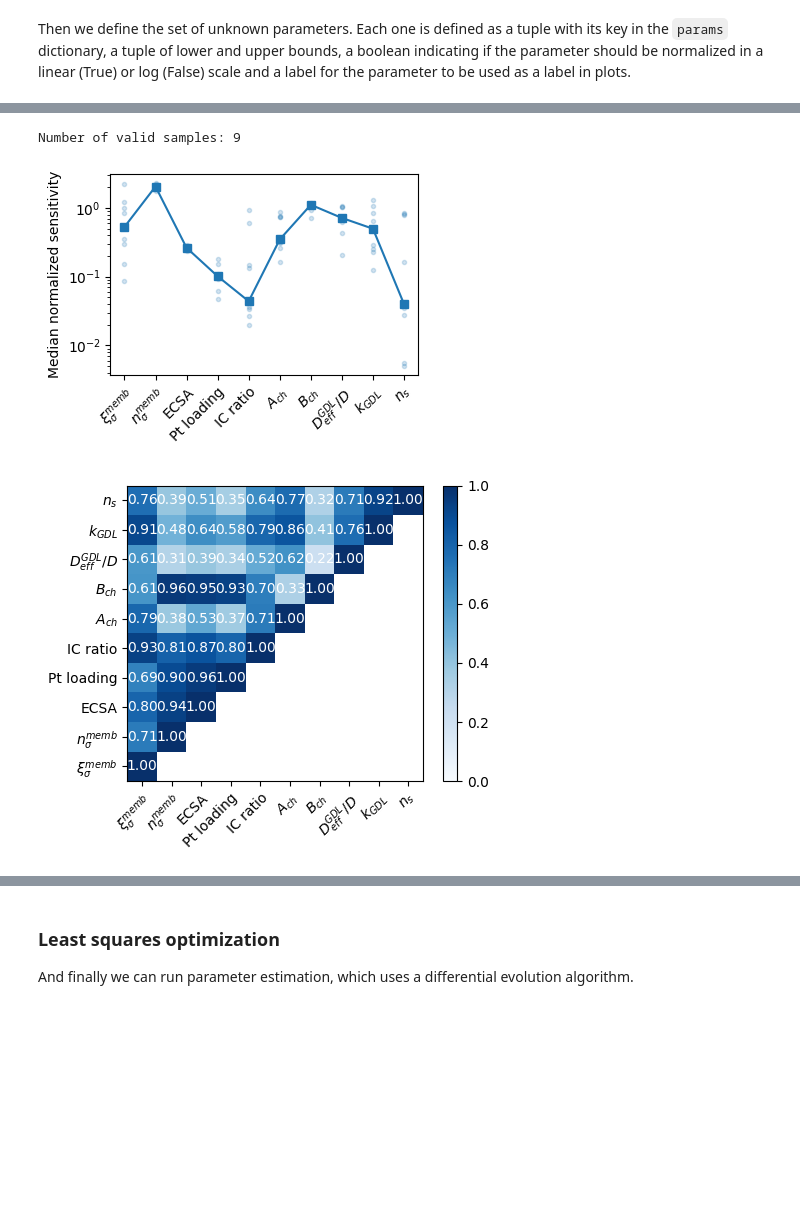
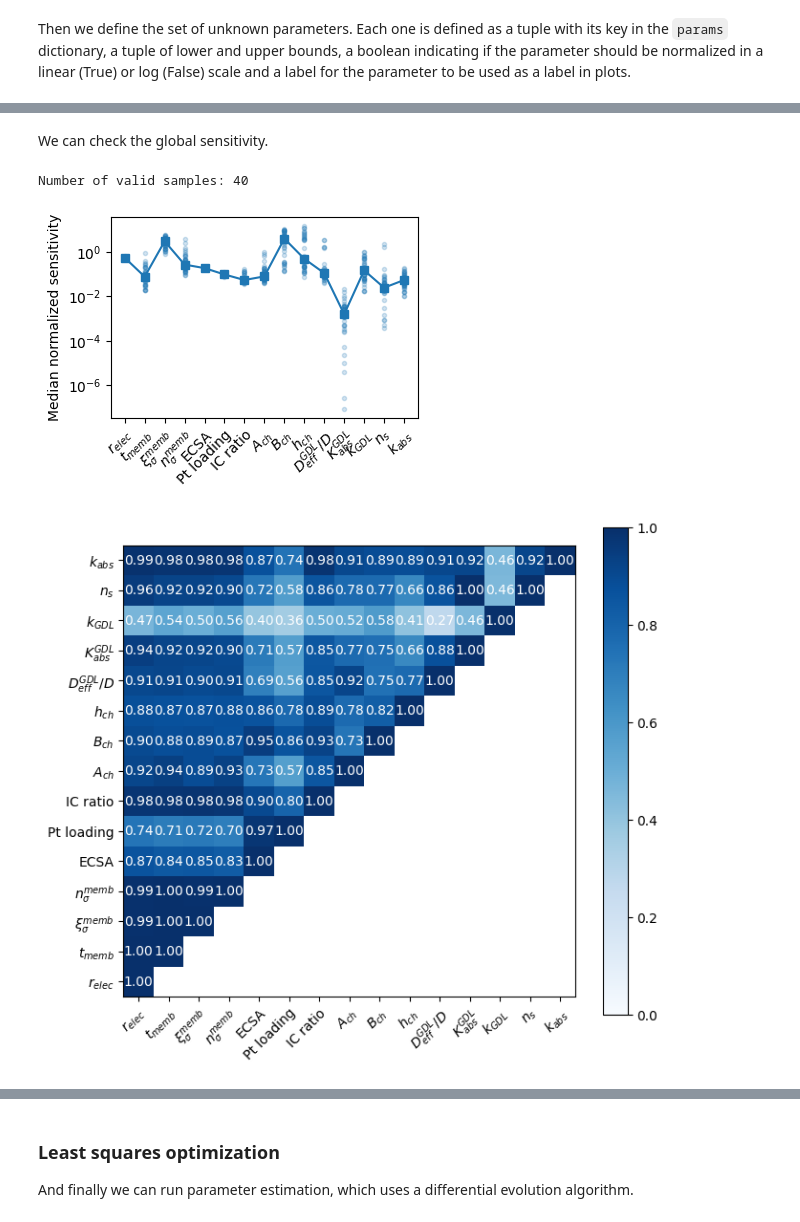
Before and after one commit to affonsop/marapendi, a Jupyter notebook: notebooks/estimate_data_gass2024.ipynb, the cells around one changed output, grey strips where cells are left out. Cells and saved outputs as stored; diff of their text form; code cells hidden in the pictures; blank space fills up the shorter version.

```diff
--- a/notebooks/estimate_data_gass2024.ipynb
+++ b/notebooks/estimate_data_gass2024.ipynb
@@ -66,8 +66,8 @@ In order to be able to estimate a certain number of unknown parameters, we creat
 # %%
 def create_fuel_cell(params):
     memb = mrpd.Membrane(
-            equivalent_weight=1000,
-            dry_density=2000,
+            equivalent_weight=1100,
+            dry_density=1980,
             dry_thickness=params['memb-thickness'],
             conductivity_exp=params['memb-cond-exp'],
             conductivity_correction=params['memb-cond-correction'],
@@ -96,8 +96,8 @@ def create_fuel_cell(params):
     )
 
     gfc = {side: mrpd.GasFlowChannel(
-                height=0.5e-3,
-                width=0.54e-3,
+                height=params['ch-height'],
+                width=0.45e-3,
                 n_parallel=50,
                 length=9.67/50,
                 reactant='o2' if side == 'ca' else 'h2',
@@ -178,13 +178,13 @@ initial_parameters = {
     # CL parameters
     'ecsa': 70e3, 'pt-loading': 4e-3, 'ic-ratio': 1,
     # Electric resistance
-    'elec-resistance': 20e-7,
+    'elec-resistance': 30e-7,
     # Channel resistance parameters
-    'A_ch': 1, 'B_ch': 1,
+    'A_ch': 1, 'B_ch': 1,'ch-height': 0.2e-3,
     # GDL parameters
-    'gdl-eff-diff-ratio': 0.3, 'gdl-thermal-cond': 0.2, 'gdl-abs-perm':1.e-12,
+    'gdl-eff-diff-ratio': 0.3, 'gdl-thermal-cond': 0.2, 'gdl-abs-perm':1.e-13,
     # Membrane parameters
-    'memb-thickness': 8e-6, 'memb-water-diff': 4e-10, 'memb-abs-constant': 1e-5,
+    'memb-thickness': 8e-6, 'memb-water-diff': 4.3e-10, 'memb-abs-constant': 1e-5,
     'memb-cond-exp':1.5, 'memb-cond-correction': 1,
     # Liquid water model power-law exponent
     'wet-transition': 0.25,
@@ -208,18 +208,21 @@ Then we define the set of unknown parameters. Each one is defined as a tuple wit
 # %%
 model.set_unknown_params(
         [
+        ('elec-resistance', (20e-7, 60e-7), True, '$r_{elec}$'),
+        ('memb-thickness',(8e-6,15e-6), True, r'$t_{memb}$'),
         ('memb-cond-correction',(.1,5), True, r'$\xi_{\sigma}^{memb}$'),
-        ('memb-cond-exp',(.1,5), True, '$n_{\sigma}^{memb}$'),
-        ('ecsa', (30e3,200e3), False, 'ECSA'),
-        ('pt-loading', (0.2e-2, 0.5e-2), True, 'Pt loading'),
-        ('ic-ratio', (0.7,1.2), True, 'IC ratio'),
-        ('A_ch', (0, 5), True, '$A_{ch}$'),
-        ('B_ch', (0, 5), True, '$B_{ch}$'),
-        ('gdl-eff-diff-ratio', (0.1,0.5), True, '$D^{GDL}_{eff}/D$'),
-        # ('gdl-abs-perm', (1e-14,1e-11), False, '$K_{abs}^{GDL}$'),
-        ('gdl-thermal-cond', (0.05,2), False, '$k_{GDL}$'),
-        ('wet-transition', (0.1, .5), True, '$n_{s}$'),
+        ('memb-cond-exp',(1,2), True, '$n_{\sigma}^{memb}$'),
+        ('ecsa', (45e3,90e3), True, 'ECSA'),
+        ('pt-loading', (0.3e-2, 0.5e-2), True, 'Pt loading'),
+        ('ic-ratio', (0.8,1.2), True, 'IC ratio'),
+        ('A_ch', (0.2, 2), True, '$A_{ch}$'),
+        ('B_ch', (0.2, 2), True, '$B_{ch}$'),
+        ('ch-height', (0.15e-3, 0.5e-3), True, '$h_{ch}$'),
+        ('gdl-eff-diff-ratio', (0.2,0.5), True, '$D^{GDL}_{eff}/D$'),
+        ('gdl-abs-perm', (1e-14,1e-11), False, '$K_{abs}^{GDL}$'),
+        ('gdl-thermal-cond', (0.2,2), True, '$k_{GDL}$'),
+        ('wet-transition', (0.2, .5), True, '$n_{s}$'),
         # ('memb-water-diff', (1e-10, 10e-10), True, '$D_{\lambda}$'),
-        # ('memb-abs-constant', (1e-6, 10e-0), False, '$k_{abs}$'),
+        ('memb-abs-constant', (1e-6, 1e-4), False, '$k_{abs}$'),
         ]
     )
@@ -233,16 +253,18 @@ Once the list of unkwnon parameters is defined, we can apply the global sensitiv
 # %%
 
-cosPhi_med_ij, norm_s_i, S_med, S_std, S_med_i, S_std_i, S_n, n_valid = model.compute_global_sensitivity(t=0, m=8,
+cosPhi_med_ij, norm_s_i, S_med, S_std, S_med_i, S_std_i, S_n, n_valid = model.compute_global_sensitivity(t=0, m=6,
                                                                                                          check_samples=True,
                                                                                                          y_exp=train_exp_voltage_list,
                                                                                                          res_limit=0.01)
+# %% [markdown]
+We can check the global sensitivity.
 # %%
 print('Number of valid samples: {:d}'.format(n_valid))
 fig1, ax1 = model.plot_global_sensitivity(xlabel_angle=45)
-fig2, ax2 = model.plot_colinearity_map(xlabel_angle=45, cmap='Blues',figsize=(5,4))
+fig2, ax2 = model.plot_colinearity_map(xlabel_angle=45, cmap='Blues',figsize=(7,6))
 
 plt.show()
 # %% [output]
-Number of valid samples: 9
+Number of valid samples: 40
-[figure, old version]
+[figure, new version]
-[figure, old version]
+[figure, new version]
```
Also changed, not shown: parts of 18 cells of this notebook.
